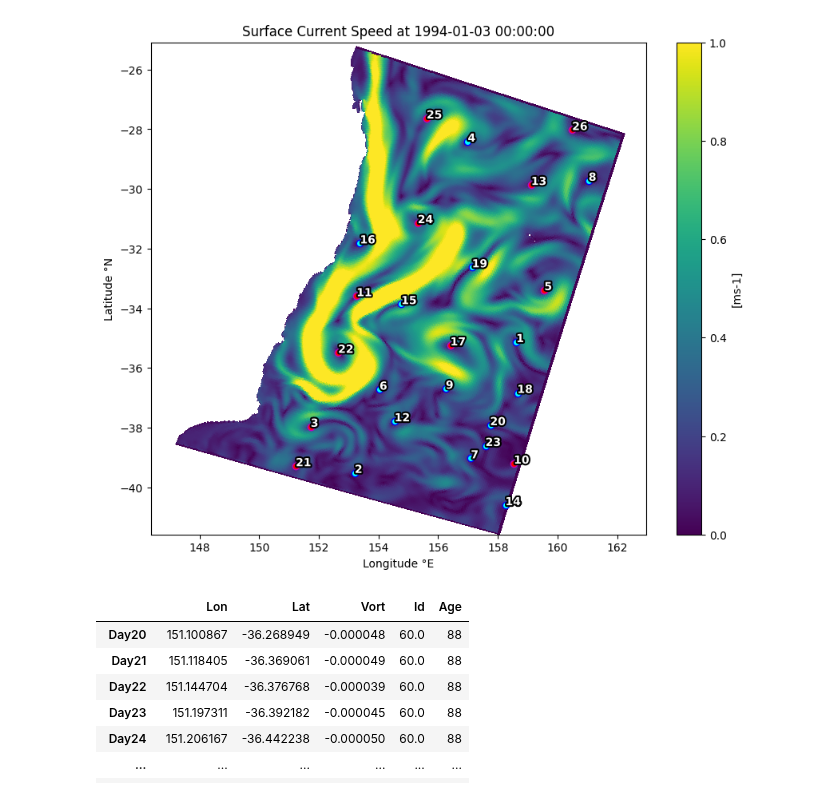
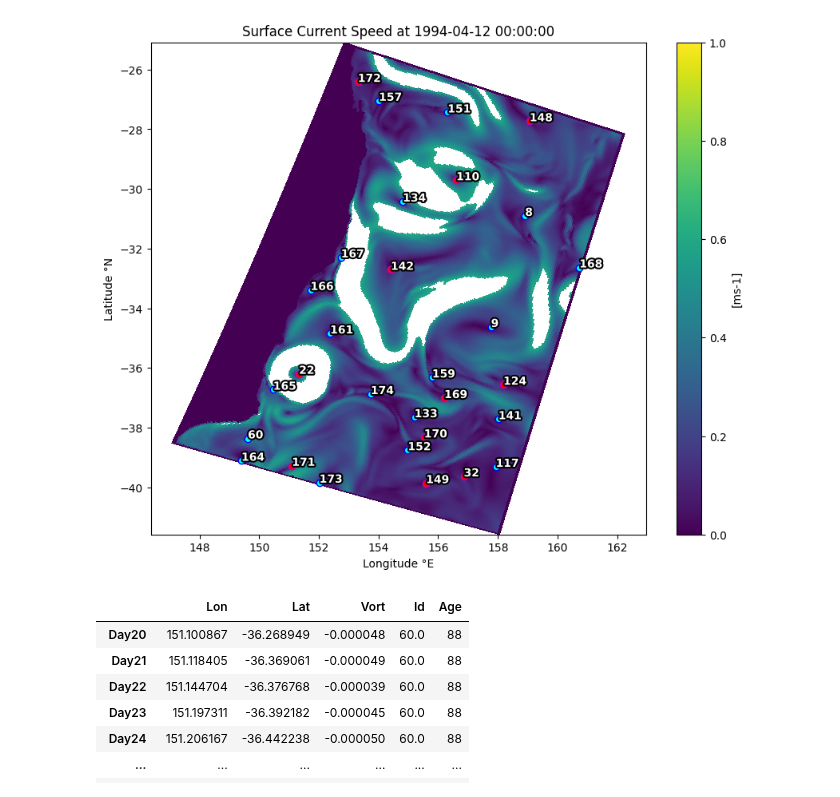
Before and after one commit to regdowse/UNSW-MRes, a Jupyter notebook: MRes/Climatology/Climatology_DayPlot.ipynb, the cells around one changed output. Saved outputs shown, nothing was run; the diff lists cells and outputs as text; code cells hidden in the pictures.

```diff
--- a/MRes/Climatology/Climatology_DayPlot.ipynb
+++ b/MRes/Climatology/Climatology_DayPlot.ipynb
@@ -45,7 +53,7 @@ import matplotlib.pyplot as plt
 import matplotlib.patheffects as path_effects
 import os
 
-for day in range(1,2):
+for day in range(100,101):
 
     t = day - 1
     t_mod = t % 30
@@ -57,43 +65,46 @@ for day in range(1,2):
         u_east = np.transpose(u_east, axes=(3, 2, 1, 0))
         u_east = np.flip(u_east, axis=2)
         u_east_surf = u_east[:,:,0,:]
+        u_east_surf = np.where(u_east_surf > 1e30, 0, u_east_surf)
         del u_east
         v_north = dataset.variables['v_northward']
         v_north = np.transpose(v_north, axes=(3, 2, 1, 0))
         v_north = np.flip(v_north, axis=2)
         v_north_surf = v_north[:,:,0,:]
+        v_north_surf = np.where(v_north_surf > 1e30, 0, v_north_surf)
         del v_north
         surf_current_speed = np.sqrt(u_east_surf**2+v_north_surf**2)
+        surf_current_speed = np.where(surf_current_speed > 1, np.nan, surf_current_speed)
         del u_east_surf, v_north_surf
         previous_file_idx = file_idx
     plt.figure(figsize=(10, 8))
     pc = plt.pcolor(lon_rho, lat_rho, surf_current_speed[:,:,t_mod],vmin=0,vmax=1, shading='auto')
     # pc = plt.contour(lon_rho, lat_rho, ow_surf[:,:,t_mod], levels=[-2E-11])
     daydata = daydic['Day'+str(day)]
     for e in daydata.index:
         edata = daydata.loc[e]
         if edata.Vort > 0:
             plt.scatter(edata.Lon,edata.Lat, color='red',edgecolors='m')
         else:
             plt.scatter(edata.Lon,edata.Lat, color='cyan',edgecolors='b')
         text = plt.text(edata.Lon,edata.Lat,round(edata.Id),color='w',fontweight='bold')
         text.set_path_effects([path_effects.Stroke(linewidth=3, foreground='black'), path_effects.Normal()])
 
 
 
     new_date = add_days_to_date(day)
 
     plt.colorbar(pc, label='[ms-1]')
     plt.title(f'Surface Current Speed at '+str(new_date))
     plt.xlabel('Longitude °E')
     plt.ylabel('Latitude °N')
     plt.axis('equal')
 
     # plt.savefig(os.path.join('/srv/scratch/z5297792/plots/', str(day)+'.png'))
 
 plt.show()
 # %% [output]
-[figure, old version]
+[figure, new version]
 # %%
 eddies['Eddy60']
 # %% [output]
```
Also changed, not shown: parts of 2 cells of this notebook, 3 other files.
